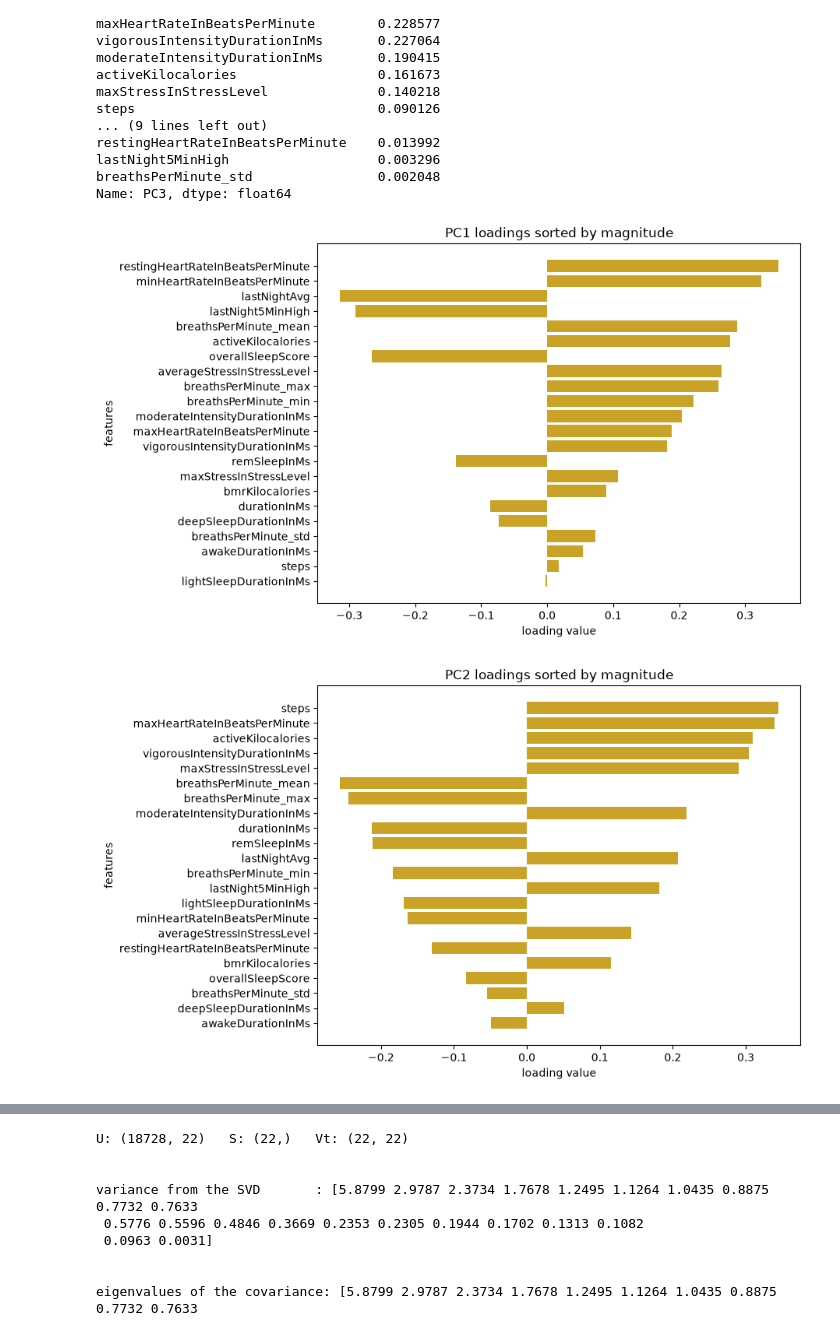
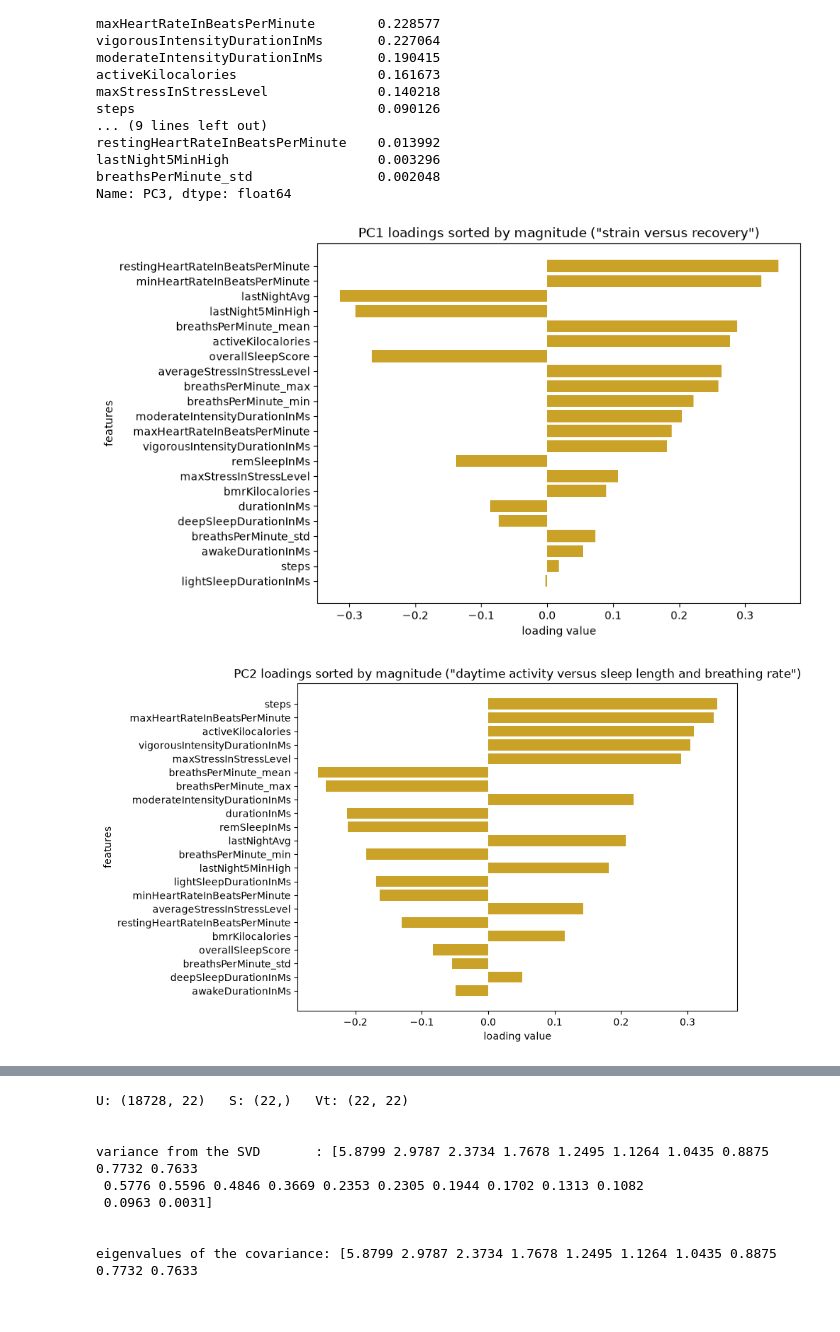
Before and after one commit to meauxcodes/applied-ml-project, a Jupyter notebook: scripts/cohort_pca.ipynb, the cells around one changed output, grey strips where cells are left out. Cells and saved outputs as stored; diff of their text form; code cells hidden in the pictures; blank space fills up the shorter version.

```diff
--- a/scripts/cohort_pca.ipynb
+++ b/scripts/cohort_pca.ipynb
@@ -160,22 +160,22 @@ plt.barh(pc1_sorted.index,pc1_sorted.values, color="#C9A227", label="PC1 loading
 plt.gca().invert_yaxis()  # largest loading on top
 plt.xlabel("loading value")
 plt.ylabel("features")
-plt.title("PC1 loadings sorted by magnitude")
+plt.title('PC1 loadings sorted by magnitude ("strain versus recovery")')
 plt.savefig("../images/pca/pc1_loadings.png", dpi=150, bbox_inches="tight")
 plt.show()
 # %% [output]
-[figure, old version]
+[figure, new version]
 # %%
 plt.figure(figsize=(8,6))
 plt.barh(pc2_sorted.index,pc2_sorted.values, color="#C9A227", label="PC2 loadings")
 plt.gca().invert_yaxis()  # largest loading on top
 plt.xlabel("loading value")
 plt.ylabel("features")
-plt.title("PC2 loadings sorted by magnitude")
+plt.title('PC2 loadings sorted by magnitude ("daytime activity versus sleep length and breathing rate")')
 plt.savefig("../images/pca/pc2_loadings.png", dpi=150, bbox_inches="tight")
 plt.show()
 # %% [output]
-[figure, old version]
+[figure, new version]
 # %%
 plt.figure(figsize=(8,6))
 plt.barh(pc3_sorted.index,pc3_sorted.values, color="#C9A227", label="PC3 loadings")
```
Also changed, not shown: parts of 2 cells of this notebook, 11 other files.
